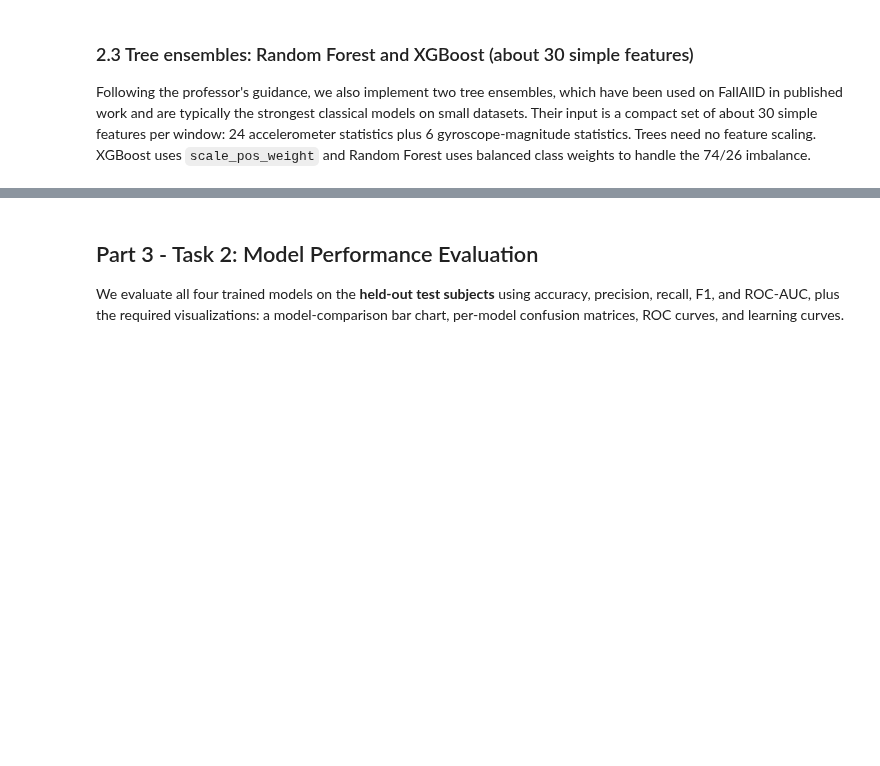
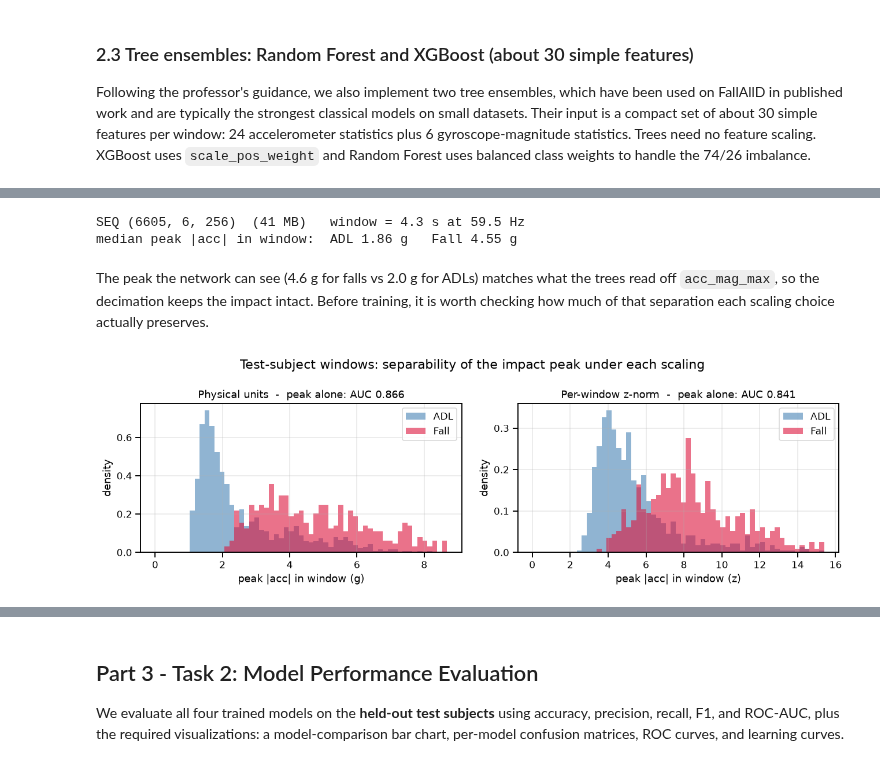
Before and after one commit to emfallat/EECE-5644-Final-Project, a Jupyter notebook: FallDetection_ML.ipynb, the cells around one changed output, grey strips where cells are left out. Saved outputs shown, nothing was run; the diff lists cells and outputs as text; code cells hidden in the pictures; blank space fills up the shorter version.

```diff
--- a/FallDetection_ML.ipynb
+++ b/FallDetection_ML.ipynb
@@ -389,0 +429,62 @@ Tree ensembles use 30 simple features; scale_pos_weight=2.96
+# %%
+from scipy.signal import decimate
+
+FS = 238          # accelerometer / gyroscope rate (Hz)
+DEC = 4           # decimate to 59.5 Hz; Nyquist 29.8 Hz is well above fall kinematics
+WS = 256          # window length after decimation -> 256 / 59.5 = 4.3 s
+
+def make_seq(acc, gyr):
+    """Impact-centred 4.3 s window of acc+gyr, left in physical units (g, deg/s)."""
+    a = clean(acc) * ACC_LSB
+    g = clean(gyr) * GYR_LSB
+    n = min(len(a), len(g))
+    x = np.concatenate([a[:n], g[:n]], axis=1)                    # (n, 6)
+    x = decimate(x, DEC, axis=0, ftype="fir", zero_phase=True)    # anti-aliased
+    c = int(np.argmax(np.linalg.norm(x[:, :3], axis=1)))          # impact = peak |acc|
+    s = max(0, c - WS // 2); e = s + WS
+    if e > len(x): e = len(x); s = max(0, e - WS)
+    w = x[s:e]
+    if len(w) < WS: w = np.pad(w, ((0, WS - len(w)), (0, 0)), mode="edge")
+    return w.T.astype(np.float32)                                 # (6, WS)
+
+# feat_df rows and raw rows must line up, since tr/va/te are indexed off feat_df
+assert (feat_df.SubjectID.values == raw.SubjectID.values).all()
+assert (feat_df.label.values == raw.label.values).all()
+
+SEQ = np.stack([make_seq(a, g) for a, g in zip(raw.Acc, raw.Gyr)])
+
+# amplitude-preserving scaling: one affine per channel, fit on the training subjects only
+smu = SEQ[tr].mean(axis=(0, 2), keepdims=True)
+ssd = SEQ[tr].std(axis=(0, 2), keepdims=True) + 1e-6
+SEQ_G = ((SEQ - smu) / ssd).astype(np.float32)
+
+# the section-2.2 recipe applied to the same window, kept for the ablation below
+SEQ_Z = ((SEQ - SEQ.mean(2, keepdims=True)) / (SEQ.std(2, keepdims=True) + 1e-6)).astype(np.float32)
+
+pk = np.linalg.norm(SEQ[:, :3], axis=1).max(1)
+print(f"SEQ {SEQ.shape}  ({SEQ.nbytes/1e6:.0f} MB)   window = {WS/(FS/DEC):.1f} s at {FS/DEC:.1f} Hz")
+print(f"median peak |acc| in window:  ADL {np.median(pk[y==0]):.2f} g   Fall {np.median(pk[y==1]):.2f} g")
+# %% [output]
+SEQ (6605, 6, 256)  (41 MB)   window = 4.3 s at 59.5 Hz
+median peak |acc| in window:  ADL 1.86 g   Fall 4.55 g
+# %% [markdown]
+The peak the network can see (4.6 g for falls vs 2.0 g for ADLs) matches what the trees read
+off `acc_mag_max`, so the decimation keeps the impact intact. Before training, it is worth
+checking how much of that separation each scaling choice actually preserves.
+# %%
+pk_g = np.linalg.norm(SEQ[:, :3],   axis=1).max(1)     # physical units (g)
+pk_z = np.linalg.norm(SEQ_Z[:, :3], axis=1).max(1)     # after per-window z-norm
+
+fig, axes = plt.subplots(1, 2, figsize=(12, 3.8))
+for ax, (v, ttl, xlab) in zip(axes, [(pk_g, "Physical units",    "peak |acc| in window (g)"),
+                                     (pk_z, "Per-window z-norm", "peak |acc| in window (z)")]):
+    auc = roc_auc_score(y[te], v[te])
+    bins = np.linspace(0, np.percentile(v[te], 99), 60)
+    ax.hist(v[te & (y == 0)], bins=bins, density=True, alpha=.6, color="steelblue", label="ADL")
+    ax.hist(v[te & (y == 1)], bins=bins, density=True, alpha=.6, color="crimson",   label="Fall")
+    ax.set_title(f"{ttl}  -  peak alone: AUC {auc:.3f}")
+    ax.set_xlabel(xlab); ax.set_ylabel("density"); ax.legend(); ax.grid(alpha=.3)
+plt.suptitle("Test-subject windows: separability of the impact peak under each scaling")
+plt.tight_layout(); plt.savefig("figures/seq_normalization.png"); plt.show()
+# %% [output]
+[figure, added]
```
Also changed, not shown: parts of 21 cells of this notebook, 17 other files.
